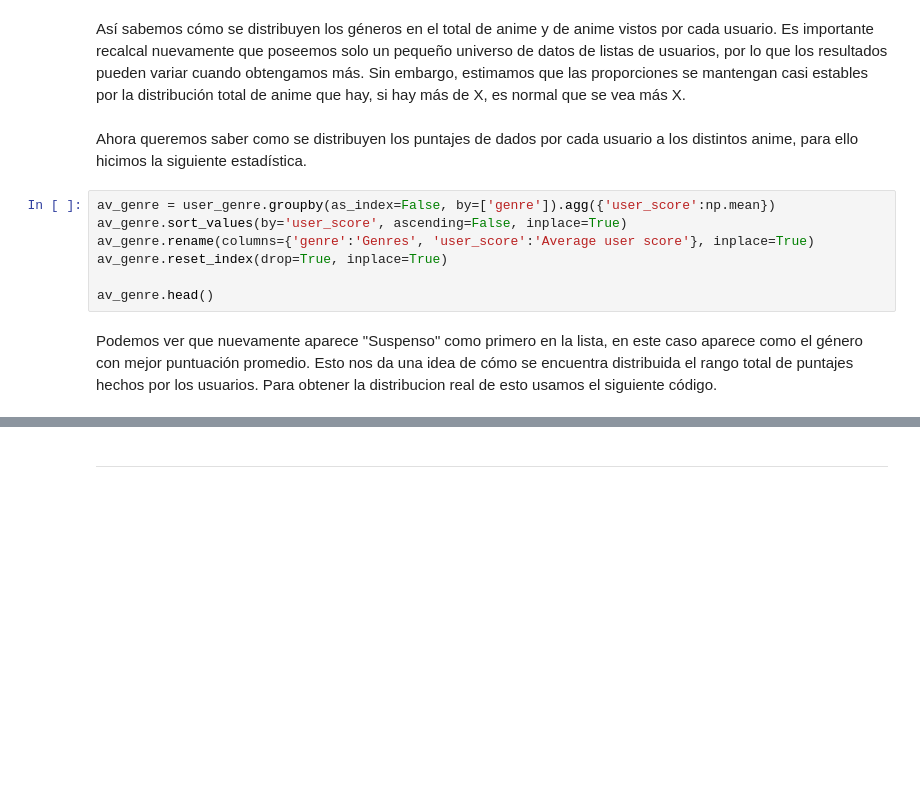
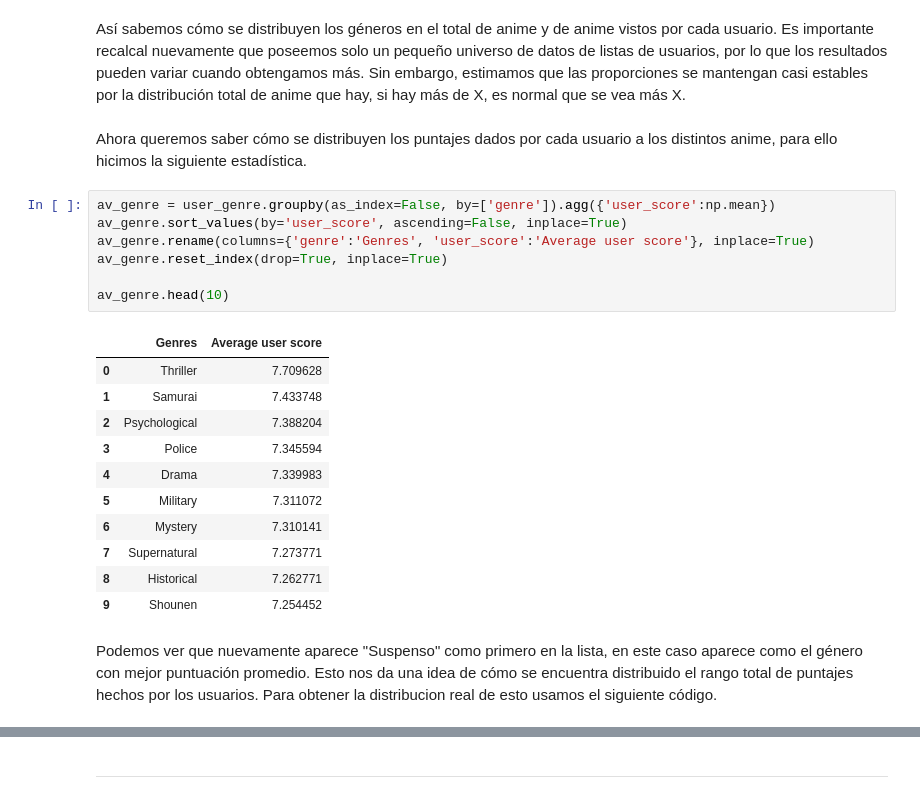
Before and after one commit to juanpablos/anime-recommender, a Jupyter notebook: Hitos/Hito_3.ipynb, the cells around one changed output, grey strips where cells are left out. Drawn from its saved outputs; the diff is of its cells as text; blank space fills up the shorter version.

```diff
--- a/Hitos/Hito_3.ipynb
+++ b/Hitos/Hito_3.ipynb
@@ -138,16 +172,28 @@ plt.show()
 # %% [markdown]
 Así sabemos cómo se distribuyen los géneros en el total de anime y de anime vistos por cada usuario. Es importante recalcal nuevamente que poseemos solo un pequeño universo de datos de listas de usuarios, por lo que los resultados pueden variar cuando obtengamos más. Sin embargo, estimamos que las proporciones se mantengan casi estables por la distribución total de anime que hay, si hay más de X, es normal que se vea más X.
 # %% [markdown]
-Ahora queremos saber como se distribuyen los puntajes de dados por cada usuario a los distintos anime, para ello hicimos la siguiente estadística.
+Ahora queremos saber cómo se distribuyen los puntajes dados por cada usuario a los distintos anime, para ello hicimos la siguiente estadística.
 # %%
 av_genre = user_genre.groupby(as_index=False, by=['genre']).agg({'user_score':np.mean})
 av_genre.sort_values(by='user_score', ascending=False, inplace=True)
 av_genre.rename(columns={'genre':'Genres', 'user_score':'Average user score'}, inplace=True)
 av_genre.reset_index(drop=True, inplace=True)
 
-av_genre.head()
+av_genre.head(10)
+# %% [output]
+|  | Genres | Average user score |
+| 0 | Thriller | 7.709628 |
+| 1 | Samurai | 7.433748 |
+| 2 | Psychological | 7.388204 |
+| 3 | Police | 7.345594 |
+| 4 | Drama | 7.339983 |
+| 5 | Military | 7.311072 |
+| 6 | Mystery | 7.310141 |
+| 7 | Supernatural | 7.273771 |
+| 8 | Historical | 7.262771 |
+| 9 | Shounen | 7.254452 |
 # %% [markdown]
-Podemos ver que nuevamente aparece "Suspenso" como primero en la lista, en este caso aparece como el género con mejor puntuación promedio. Esto nos da una idea de cómo se encuentra distribuida el rango total de puntajes hechos por los usuarios. Para obtener la distribucion real de esto usamos el siguiente código.
+Podemos ver que nuevamente aparece "Suspenso" como primero en la lista, en este caso aparece como el género con mejor puntuación promedio. Esto nos da una idea de cómo se encuentra distribuido el rango total de puntajes hechos por los usuarios. Para obtener la distribucion real de esto usamos el siguiente código.
 # %%
 def scale_user_score(scores):
     return np.size(scores) / 1000
```
Also changed, not shown: parts of 19 cells of this notebook.
